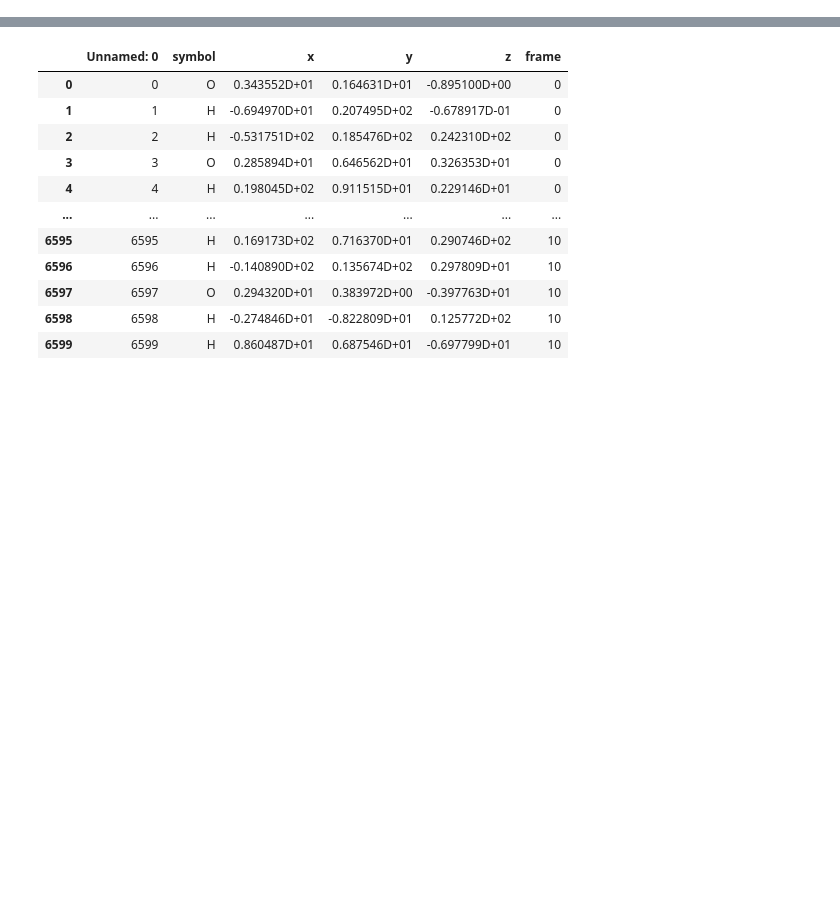
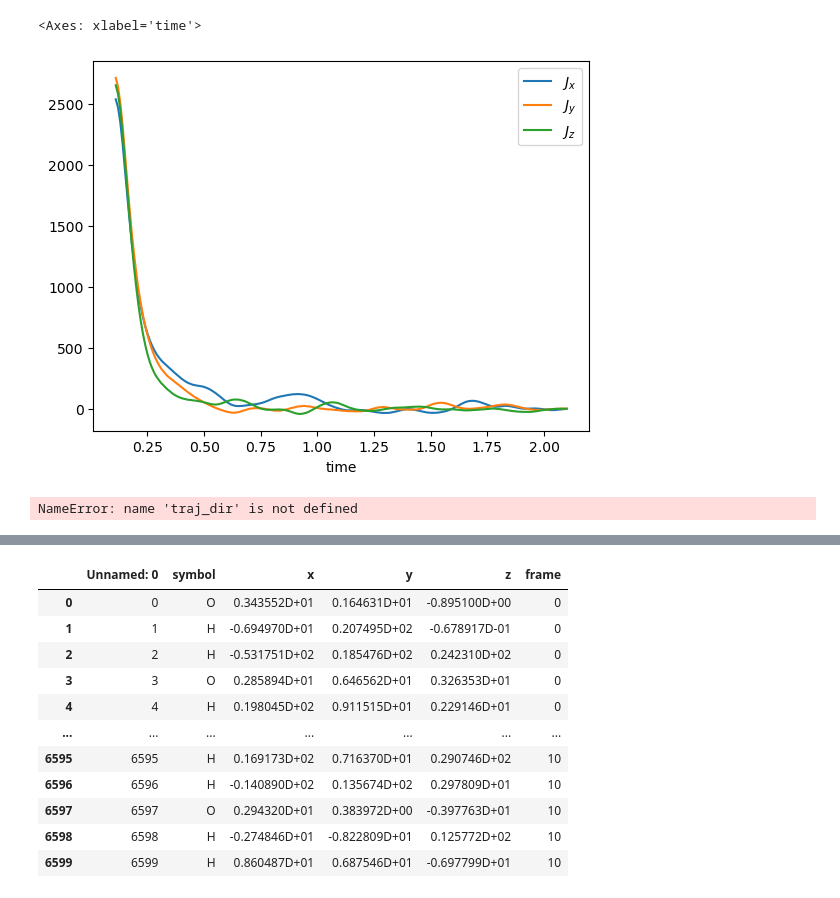
Before and after one commit to jautschbach/dynpy, a Jupyter notebook: scratch.ipynb, the cells around one changed output, grey strips where cells are left out. Drawn from its saved outputs; the diff is of its cells as text; code cells hidden in the pictures; blank space fills up the shorter version.

```diff
--- a/scratch.ipynb
+++ b/scratch.ipynb
@@ -44,24 +14,25 @@ from SRparse import *
 #import dynpy_params as params
 class ParseDynamics:
      MD_ENGINE = 'Tinker'
+     traj_dir = './example-data/tinker/methane/'
      #traj_dir = './example-data/tinker/water/vapor/101kpa/' #Path to directory containing trajectory directories {01..XX} ('./example-data/' for example, or './trajectories/' for default space of your own traj data)
      #traj_dir = './example-data/tinker/water/' #Path to directory containing trajectory directories {01..XX} ('./example-data/' for example, or './trajectories/' for default space of your own traj data)
      #ntraj = 1 #number of trajectories to parse
      #nat = 384
-     #start_prod = 0 #MD step number to start sampling snapshots from. For the default setup and equilibration used in this package, 42000 (~6ps) is recommended
+     start_prod = 100 #MD step number to start sampling snapshots from. For the default setup and equilibration used in this package, 42000 (~6ps) is recommended
      #end_prod = 100
      #md_print_freq = 1
      #sample_freq = 1 #number of steps between sampled snapshots. Keep high for testing
      #celldm = 216.86/0.529177 #Simulation cell dimension in bohr. May be any expression returning floating point value
      #celldm = 16.22/0.529177 #Simulation cell dimension in bohr. May be any expression returning floating point value
-     #nmol = 1
-     timestep = 0.01 #timestep of MD in picoseconds. May be any expression returning floating point value
+     timestep = 0.001 #timestep of MD in picoseconds. May be any expression returning floating point value
      #parse_vel=False
 
 class SpinRotation:
     mol_type = 'methane'
-    nmol = 1
-    C_SR = [0.48,0.48,15.95]
+    nmol = 100
+    C_SR = [16.495,16.495,-1.875]
+    sample_freq = 10
 
 class Snapshots:  #Input parameters file for neighbors.py. Used for parsing qe aiMD, making clusters, and writing inputs for ADF/QE-GIPAW
     write_ADF = True #If True, write input files for ADF EFG calcs
@@ -78,0 +66,11 @@ SR_module_main(ParseDynamics,SpinRotation)
+# %%
+#pos_grouped = pd.read_csv("./example-data/tinker/methane/pos_grouped.csv")
+#vel_grouped = pd.read_csv("./example-data/tinker/methane/vel_grouped.csv")
+#bonds_grouped = pd.read_csv("./example-data/tinker/methane/bonds_grouped.csv")
+mol_ax = pd.read_csv("./example-data/tinker/methane/molax.csv")
+ang_vel = pd.read_csv("./example-data/tinker/methane/ang_vel_molax.csv")
+J_cart = pd.read_csv("./example-data/tinker/methane/J_cart.csv")
+J_acfs = pd.read_csv("./example-data/tinker/methane/Jacfs_all.csv")
+# %%
+Jacf_mean = J_acfs.groupby('frame').apply(np.mean,axis=0)
+Jacf_mean['time']=Jacf_mean['frame']*ParseDynamics.timestep
@@ -78,0 +79,5 @@ SR_module_main(ParseDynamics,SpinRotation)
+# %%
+Jacf_mean.plot(x='time',y=['$J_{x}$','$J_{y}$','$J_{z}$'])
+# %% [output]
+<Axes: xlabel='time'>
+[figure, added]
@@ -78,0 +108,4 @@ SR_module_main(ParseDynamics,SpinRotation)
+# %%
+u,vel = PARSE_MD(PDtraj_dir,ParseDynamics)
+# %% [output]
+NameError: name 'traj_dir' is not defined
```
Also changed, not shown: parts of 28 cells of this notebook, 8 other files.
